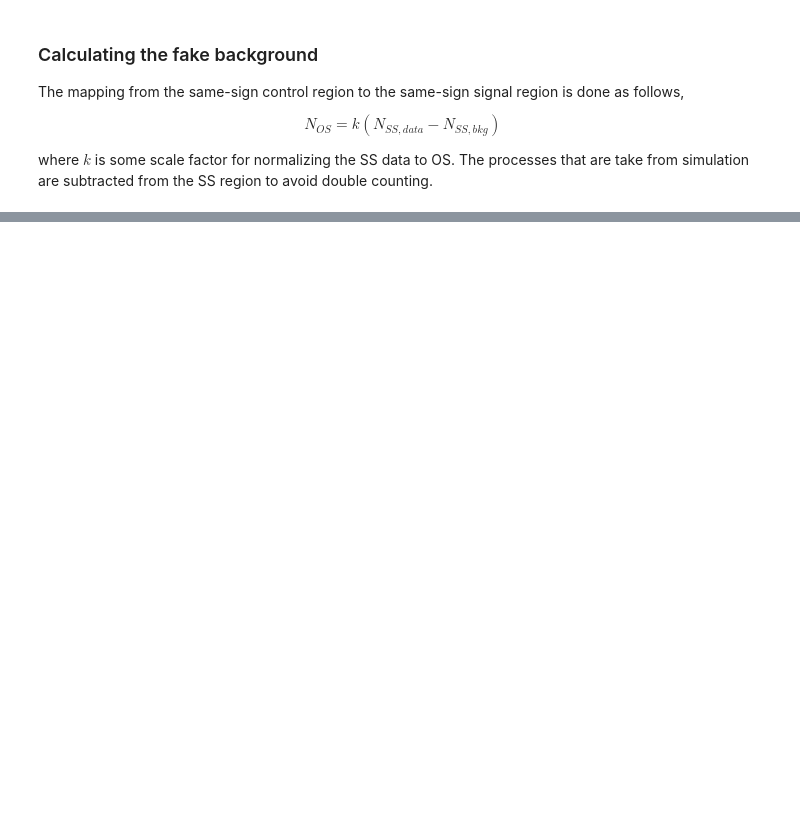
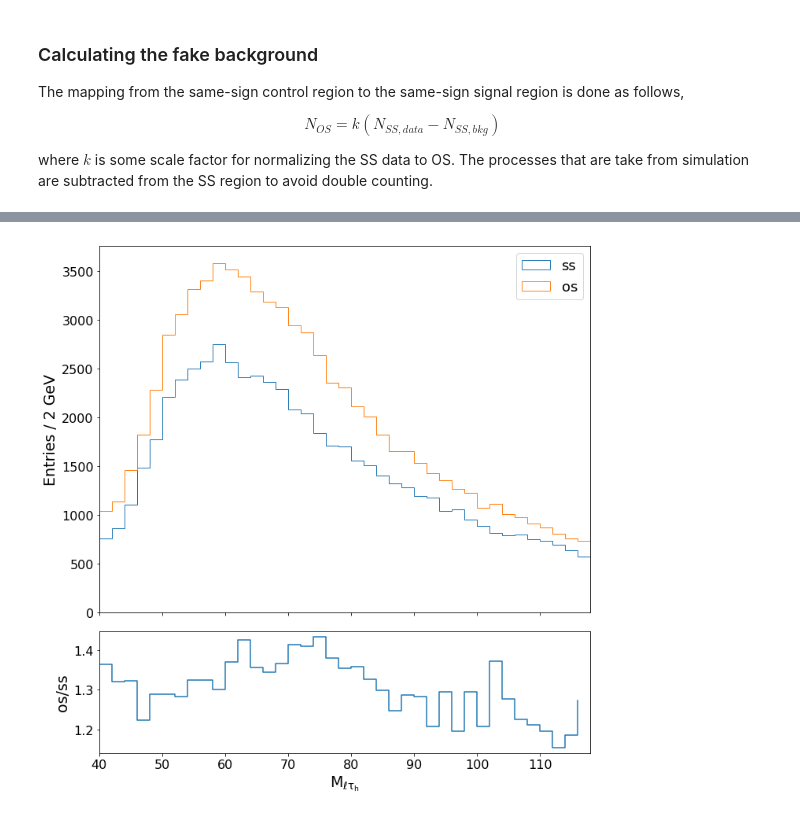
Before and after one commit to NWUHEP/analysis-tools, a Jupyter notebook: notebooks/ltau_ss_fake.ipynb, the cells around one changed output, grey strips where cells are left out. Saved outputs shown, nothing was run; the diff lists cells and outputs as text; code cells hidden in the pictures; blank space fills up the shorter version.

```diff
--- a/notebooks/ltau_ss_fake.ipynb
+++ b/notebooks/ltau_ss_fake.ipynb
@@ -191,0 +199,45 @@ plt.show()
+# %%
+if selection == 'mutau':
+     datasets = [
+                 'muon_2016B_fakes', 'muon_2016C_fakes', 'muon_2016D_fakes',
+                 'muon_2016E_fakes', 'muon_2016F_fakes', 'muon_2016G_fakes',
+                 'muon_2016H_fakes'
+                ]
+elif selection == 'etau':
+     datasets = [
+                 'electron_2016B_fakes', 'electron_2016C_fakes', 'electron_2016D_fakes',
+                 'electron_2016E_fakes', 'electron_2016F_fakes', 'electron_2016G_fakes',
+                 'electron_2016H_fakes'
+                ]
+dm = pt.DataManager(input_dir     = f'local_data/flatuples/test/{selection}_2016',
+                    dataset_names = datasets,
+                    selection     = selection,
+                    period        = 2016,
+                    scale         = 35.9e3,
+                    cuts          = ''#n_bjets == 0  and n_jets < 2'
+                                     #and p_miss_zeta - 0.85*p_vis_zeta > -25 \
+                                     #and 40 < dilepton1_mass < 100'
+                                     #and lepton1_mt < 40 \
+                   )
+# %%
+fig, axes = plt.subplots(2, 1, figsize=(10, 10), facecolor='white', gridspec_kw={'height_ratios':[3,1]}, sharex=True)
+fig.subplots_adjust(hspace=0)
+
+ax = axes[0]
+df_fakes = dm.get_dataframe('fakes')
+bins = np.arange(40, 120, 2)
+h_ss, _, _ = ax.hist(df_fakes.query('lepton1_q == lepton2_q')['dilepton1_mass'], label = 'ss', histtype='step', bins = bins)
+h_os, _, _ = ax.hist(df_fakes.query('lepton1_q != lepton2_q')['dilepton1_mass'], label = 'os', histtype='step', bins = bins)
+ax.set_xlim(bins[0], bins[-1])
+ax.set_ylabel('Entries / 2 GeV')
+ax.legend()
+
+ax = axes[1]
+ax.plot(bins[:-1], h_os/h_ss, drawstyle='steps-post')
+ax.set_ylabel('os/ss')
+ax.set_xlabel(r'$\sf M_{\ell\tau_{h}}$')
+
+plt.tight_layout()
+plt.show()
+# %% [output]
+[figure, added]
```
Also changed, not shown: parts of 6 cells of this notebook, 7 other files.
